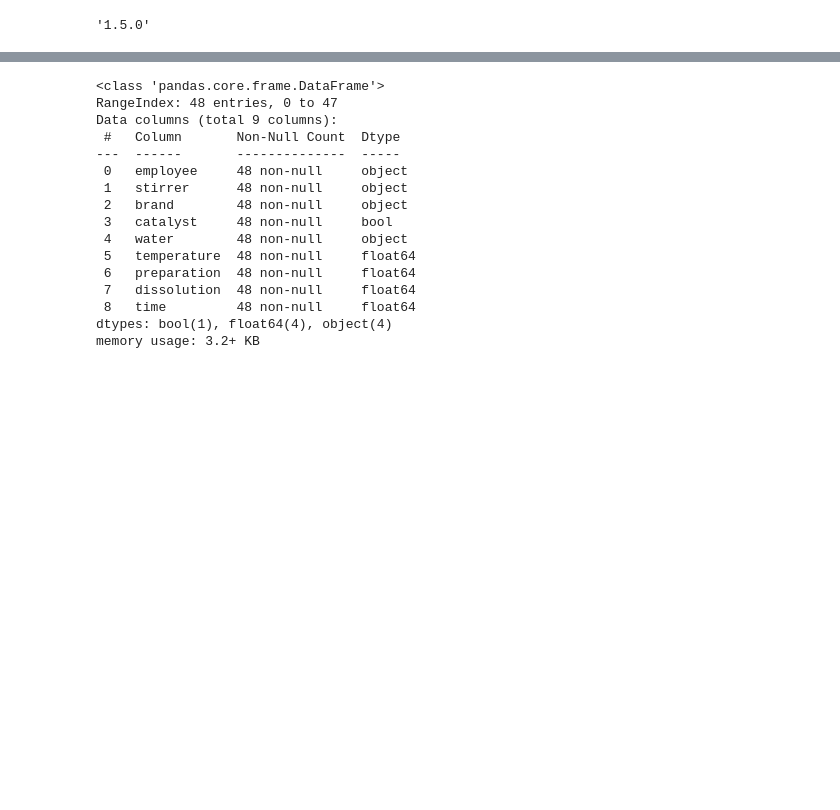
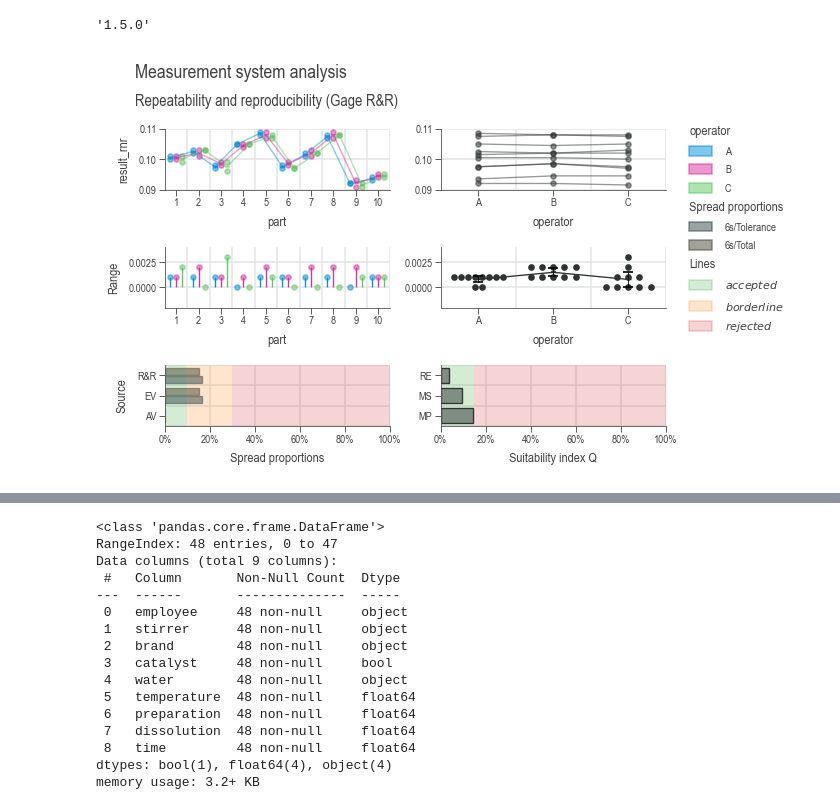
Before and after one commit to j4ggr/DaSPi, a Jupyter notebook: notebooks/doc-content_process-improvement.ipynb, the cells around one changed output, grey strips where cells are left out. Saved outputs shown, nothing was run; the diff lists cells and outputs as text; code cells hidden in the pictures; blank space fills up the shorter version.

Commit message:
precast - changed, GageRnRCharts works as expected

```diff
--- a/notebooks/doc-content_process-improvement.ipynb
+++ b/notebooks/doc-content_process-improvement.ipynb
@@ -6,0 +320,17 @@ dsp.__version__
+# %%
+df = dsp.load_dataset('grnr_layer_thickness')
+gage = dsp.GageEstimator(
+    samples=df['result_gage'],
+    reference=df['reference'][0],
+    U_cal=df['U_cal'][0],
+    tolerance=df['tolerance'][0],
+    resolution=df['resolution'][0])
+model = dsp.GageRnRModel(
+    source=df,
+    target='result_rnr',
+    part='part',
+    reproducer='operator',
+    gage=gage)
+chart = dsp.GageRnRCharts(model).plot().stripes().label()
+# %% [output]
+[figure, added]
```
Also changed, not shown: parts of 2 cells of this notebook, 6 other files.
